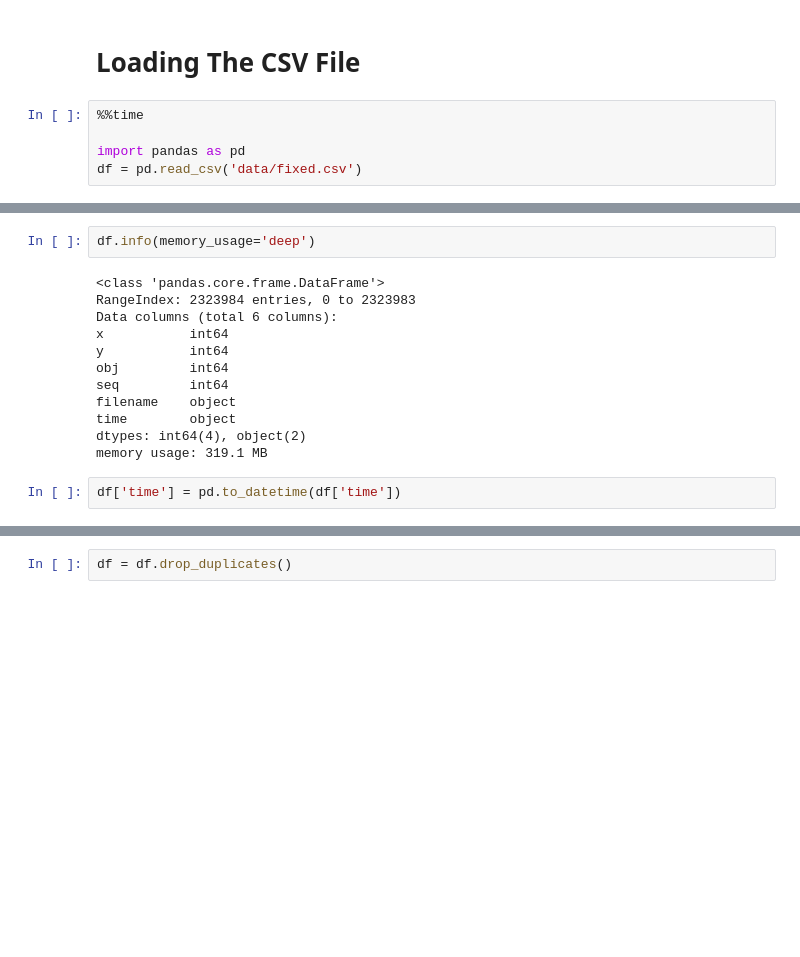
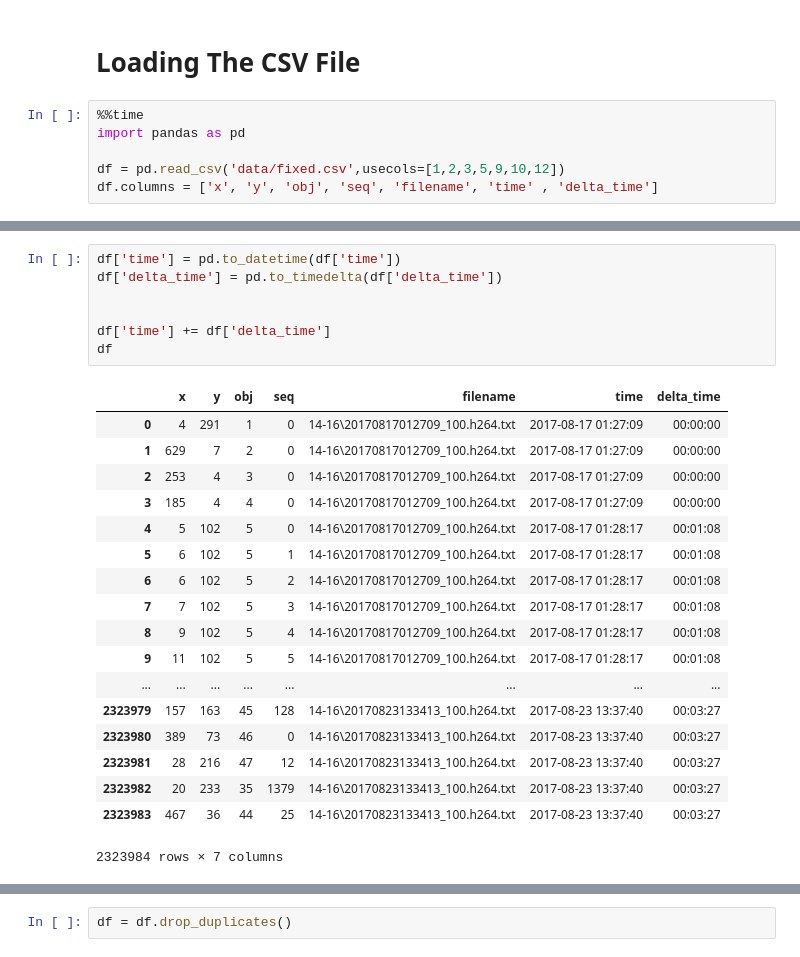
Before and after one commit to chanismile/Paths-Research, a Jupyter notebook: part_1_ChaniSmile.ipynb, the cells around one changed output, grey strips where cells are left out. Saved outputs shown, nothing was run; the diff lists cells and outputs as text; blank space fills up the shorter version.

```diff
--- a/part_1_ChaniSmile.ipynb
+++ b/part_1_ChaniSmile.ipynb
@@ -6,7 +6,8 @@ Invalid switch - "".
 # Loading The CSV File
 # %%
 %%time
+import pandas as pd
 
-import pandas as pd
-df = pd.read_csv('data/fixed.csv')
+df = pd.read_csv('data/fixed.csv',usecols=[1,2,3,5,9,10,12])
+df.columns = ['x', 'y', 'obj', 'seq', 'filename', 'time' , 'delta_time']
 # %% [output]
@@ -66,19 +30,29 @@ Wall time: 14.7 s
-# %%
-df.info(memory_usage='deep')
-# %% [output]
-<class 'pandas.core.frame.DataFrame'>
-RangeIndex: 2323984 entries, 0 to 2323983
-Data columns (total 6 columns):
-x           int64
-y           int64
-obj         int64
-seq         int64
-filename    object
-time        object
-dtypes: int64(4), object(2)
-memory usage: 319.1 MB
 # %%
 df['time'] = pd.to_datetime(df['time'])
+df['delta_time'] = pd.to_timedelta(df['delta_time'])
+
+
+df['time'] += df['delta_time']
+df
+# %% [output]
+|  | x | y | obj | seq | filename | time | delta_time |
+| 0 | 4 | 291 | 1 | 0 | 14-16\20170817012709_100.h264.txt | 2017-08-17 01:27:09 | 00:00:00 |
+| 1 | 629 | 7 | 2 | 0 | 14-16\20170817012709_100.h264.txt | 2017-08-17 01:27:09 | 00:00:00 |
+| 2 | 253 | 4 | 3 | 0 | 14-16\20170817012709_100.h264.txt | 2017-08-17 01:27:09 | 00:00:00 |
+| 3 | 185 | 4 | 4 | 0 | 14-16\20170817012709_100.h264.txt | 2017-08-17 01:27:09 | 00:00:00 |
+| 4 | 5 | 102 | 5 | 0 | 14-16\20170817012709_100.h264.txt | 2017-08-17 01:28:17 | 00:01:08 |
+| 5 | 6 | 102 | 5 | 1 | 14-16\20170817012709_100.h264.txt | 2017-08-17 01:28:17 | 00:01:08 |
+| 6 | 6 | 102 | 5 | 2 | 14-16\20170817012709_100.h264.txt | 2017-08-17 01:28:17 | 00:01:08 |
+| 7 | 7 | 102 | 5 | 3 | 14-16\20170817012709_100.h264.txt | 2017-08-17 01:28:17 | 00:01:08 |
+| 8 | 9 | 102 | 5 | 4 | 14-16\20170817012709_100.h264.txt | 2017-08-17 01:28:17 | 00:01:08 |
+| 9 | 11 | 102 | 5 | 5 | 14-16\20170817012709_100.h264.txt | 2017-08-17 01:28:17 | 00:01:08 |
+| ... | ... | ... | ... | ... | ... | ... | ... |
+| 2323979 | 157 | 163 | 45 | 128 | 14-16\20170823133413_100.h264.txt | 2017-08-23 13:37:40 | 00:03:27 |
+| 2323980 | 389 | 73 | 46 | 0 | 14-16\20170823133413_100.h264.txt | 2017-08-23 13:37:40 | 00:03:27 |
+| 2323981 | 28 | 216 | 47 | 12 | 14-16\20170823133413_100.h264.txt | 2017-08-23 13:37:40 | 00:03:27 |
+| 2323982 | 20 | 233 | 35 | 1379 | 14-16\20170823133413_100.h264.txt | 2017-08-23 13:37:40 | 00:03:27 |
+| 2323983 | 467 | 36 | 44 | 25 | 14-16\20170823133413_100.h264.txt | 2017-08-23 13:37:40 | 00:03:27 |
+2323984 rows × 7 columns
 # %%
 %%time
 
```
Also changed, not shown: parts of 13 cells of this notebook.
